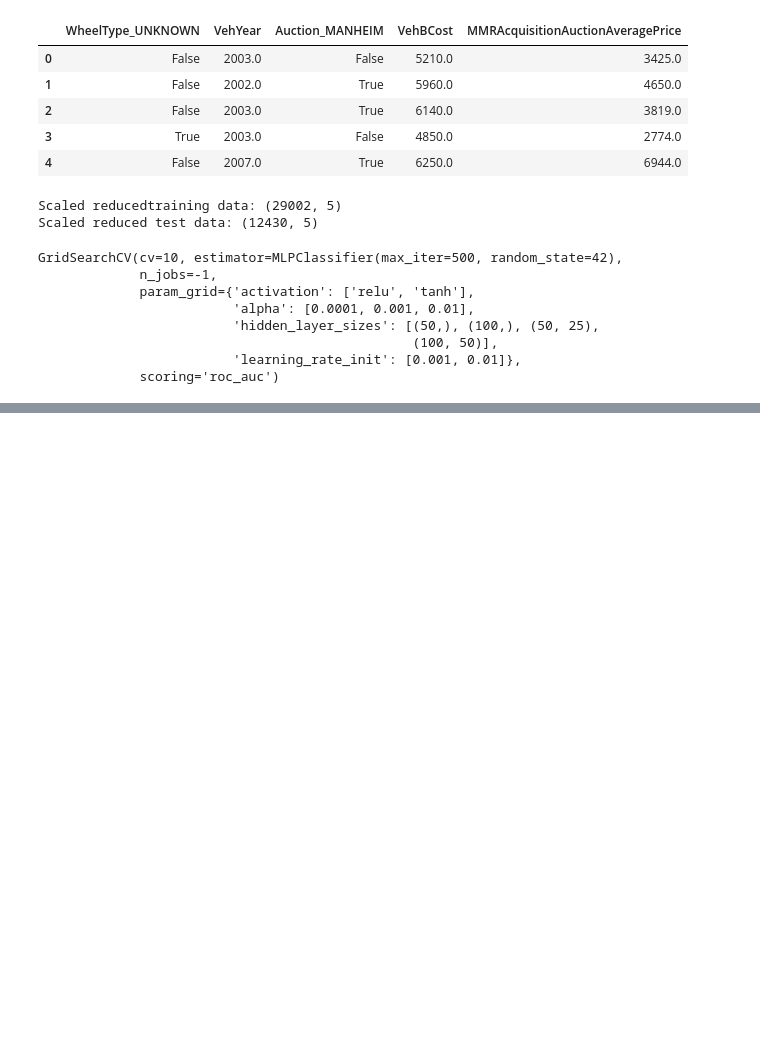
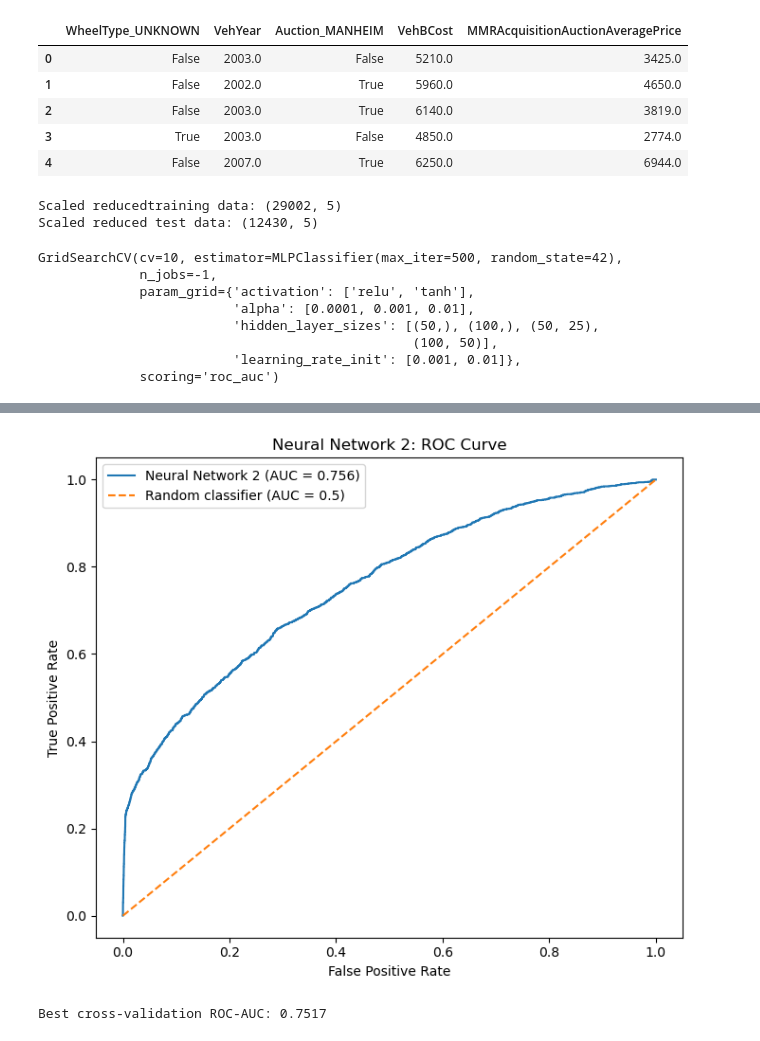
Before and after one commit to Nevi1849/IFQ580-Team-02H, a Jupyter notebook: Task_4.ipynb, the cells around one changed output, grey strips where cells are left out. Cells and saved outputs as stored; diff of their text form; code cells hidden in the pictures; blank space fills up the shorter version.

```diff
--- a/Task_4.ipynb
+++ b/Task_4.ipynb
@@ -335,0 +430,38 @@ GridSearchCV(cv=10, estimator=MLPClassifier(max_iter=500, random_state=42),
+# %%
+# Calculate NN2 ROC curve #
+
+fpr_reduced, tpr_reduced, threshholds_reduced = roc_curve(
+    y_test,
+    y_test_prob
+)
+
+#Plot ROC curve #
+plt.figure(figsize=(7, 6))
+
+plt.plot(
+    fpr_reduced,
+    tpr_reduced,
+    label=f'Neural Network 2 (AUC = {auc_reduced:.3f})'
+)
+
+plt.plot(
+    [0, 1],
+    [0, 1],
+    linestyle='--',
+    label='Random classifier (AUC = 0.5)'
+)
+
+plt.xlabel('False Positive Rate')
+plt.ylabel('True Positive Rate')
+plt.title('Neural Network 2: ROC Curve')
+plt.legend()
+
+plt.tight_layout()
+plt.show()
+# %% [output]
+[figure, added]
+# %%
+# 10 fold cross validation ROC-AUC scores NN2. #
+print(f"Best cross-validation ROC-AUC: {grid_reduced.best_score_:.4f}")
+# %% [output]
+Best cross-validation ROC-AUC: 0.7517
```
Also changed, not shown: parts of 12 cells of this notebook.
